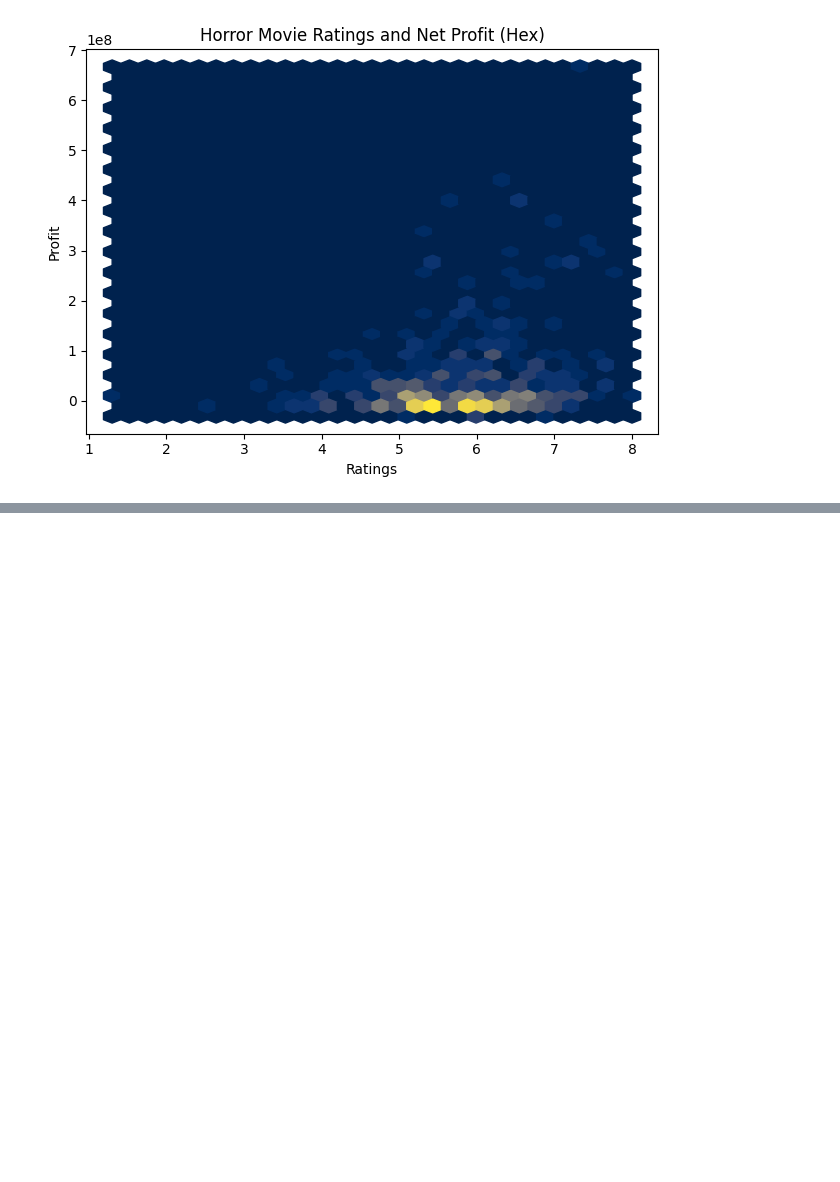
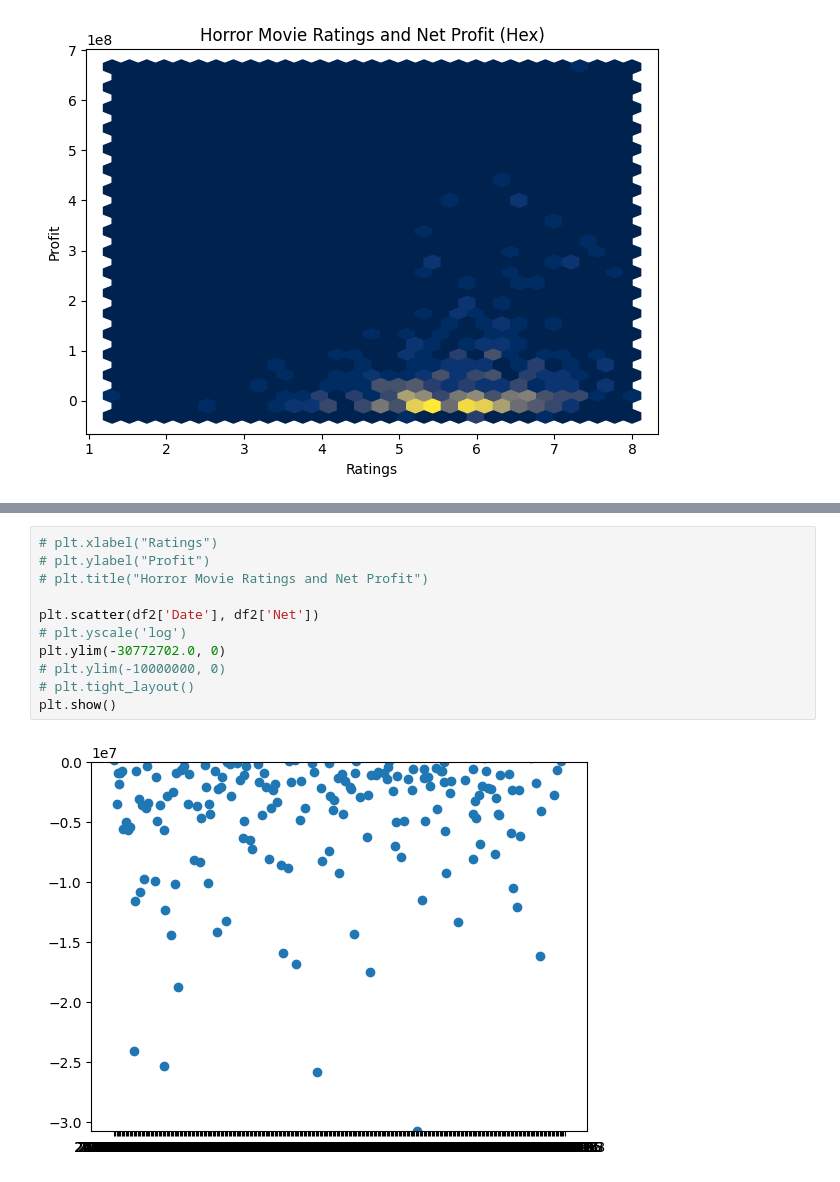
Before and after one commit to XinLiGitHub/imdbhorrorscraper, a Jupyter notebook: imdb_horror_graphs.ipynb, the cells around one changed output, grey strips where cells are left out. Drawn from its saved outputs; the diff is of its cells as text; blank space fills up the shorter version.

```diff
--- a/imdb_horror_graphs.ipynb
+++ b/imdb_horror_graphs.ipynb
@@ -163,0 +183,13 @@ plt.show()
+# %%
+# plt.xlabel("Ratings")
+# plt.ylabel("Profit")
+# plt.title("Horror Movie Ratings and Net Profit")
+
+plt.scatter(df2['Date'], df2['Net'])
+# plt.yscale('log')
+plt.ylim(-30772702.0, 0)
+# plt.ylim(-10000000, 0)
+# plt.tight_layout()
+plt.show()
+# %% [output]
+[figure, added]
```
Also changed, not shown: parts of 4 cells of this notebook.
